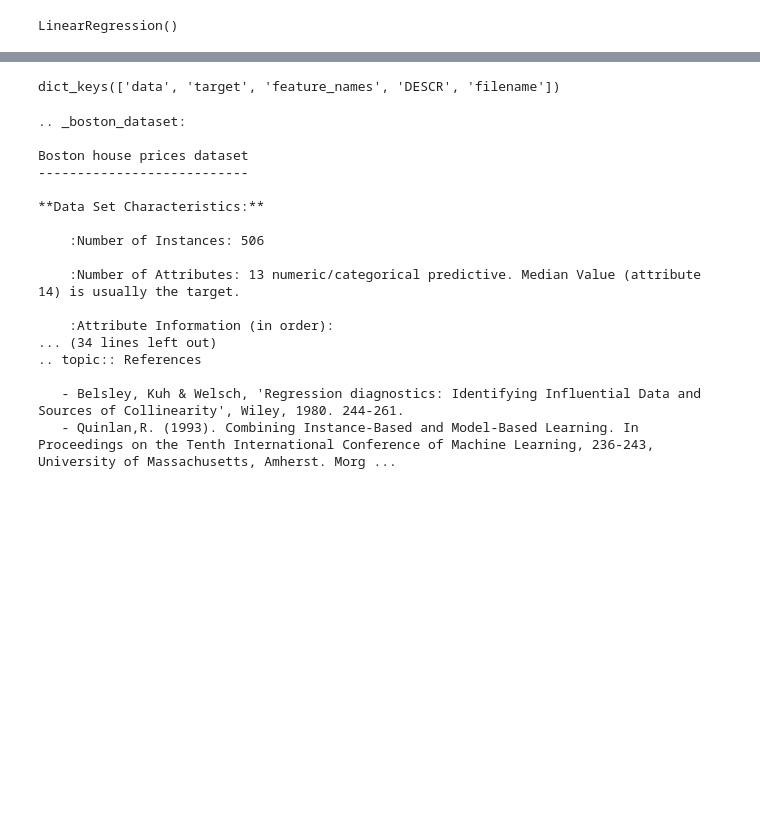
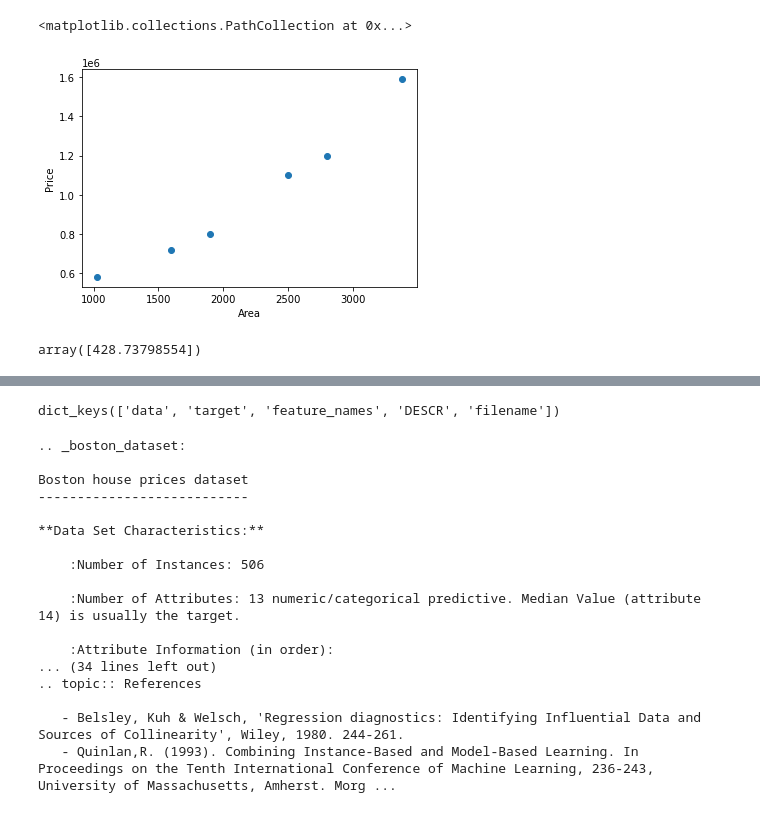
Before and after one commit to DSpythonpizza/LinearRegression, a Jupyter notebook: LinearRegression.ipynb, the cells around one changed output, grey strips where cells are left out. Drawn from its saved outputs; the diff is of its cells as text; code cells hidden in the pictures; blank space fills up the shorter version.

```diff
--- a/LinearRegression.ipynb
+++ b/LinearRegression.ipynb
@@ -12,0 +10,3 @@ y = np.array([5, 20, 14, 32, 22, 38])
+# %%
+df = pd.read_csv("HousePrice.csv")
+df
@@ -12,0 +21,7 @@ y = np.array([5, 20, 14, 32, 22, 38])
+# %%
+plt.xlabel("Area")
+plt.ylabel("Price")
+plt.scatter(df.Area,df.Price)
+# %% [output]
+<matplotlib.collections.PathCollection at 0x...>
+[figure, added]
@@ -16,5 +34,3 @@ model = LinearRegression()
 # %%
-# fit it using the data
-model.fit(x, y)
+# Fit with the data
+model = reg.fit(df[['Area']],df.Price)
-# %% [output]
-LinearRegression()
@@ -21 +40,6 @@ LinearRegression()
+# %%
+# coefficient β1
+model.coef_
+# %% [output]
+array([428.73798554])
 # %%
```
Also changed, not shown: parts of 59 cells of this notebook.
